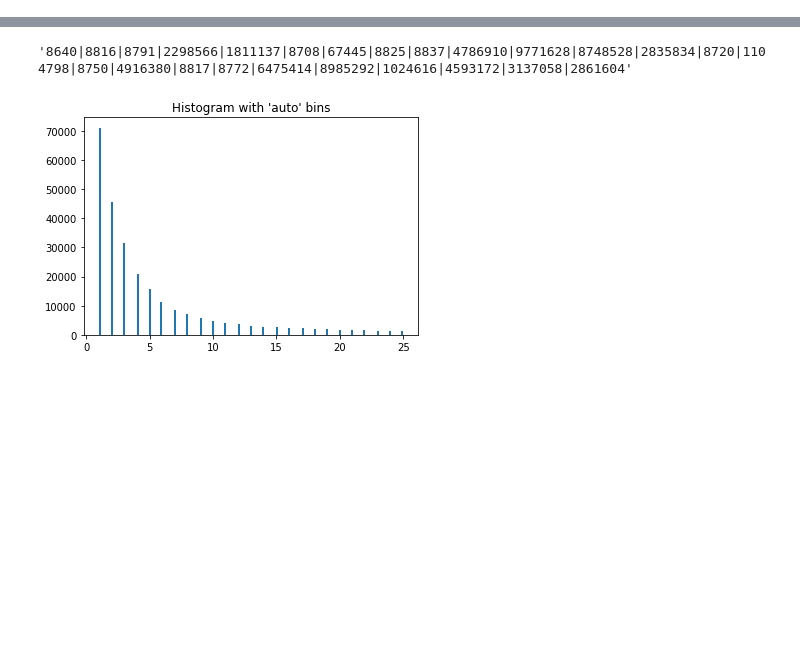
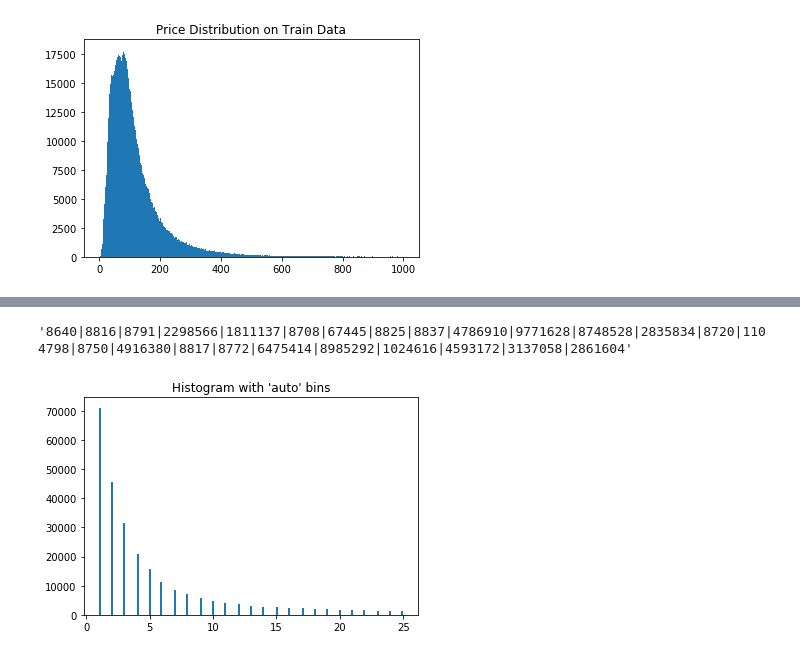
Before and after one commit to feay1234/RSC2019, a Jupyter notebook: Data.ipynb, the cells around one changed output, grey strips where cells are left out. Cells and saved outputs as stored; diff of their text form; code cells hidden in the pictures; blank space fills up the shorter version.

```diff
--- a/Data.ipynb
+++ b/Data.ipynb
@@ -18,3 +18,7 @@ for idx, row in df.iterrows():
     interaction = row['interactions'].split("|") if type(
                     row['interactions']) == str else []
     interactions.append(len(interaction))
+# %%
+clicks = dff[dff.action_type == "clickout item"]
+# %%
+clicks['label'] = click_dist
@@ -20,0 +31,2 @@ for idx, row in df.iterrows():
+# %%
+price_dist = clicks['prices'].apply(lambda x : np.mean([int(i) for i in x.split("|")]))
@@ -20,0 +163,6 @@ for idx, row in df.iterrows():
+# %%
+plt.hist(price_dist, bins='auto', range=(0,1000))  # arguments are passed to np.histogram
+plt.title("Price Distribution on Train Data")
+plt.show()
+# %% [output]
+[figure, added]
```
Also changed, not shown: parts of 29 cells of this notebook.
